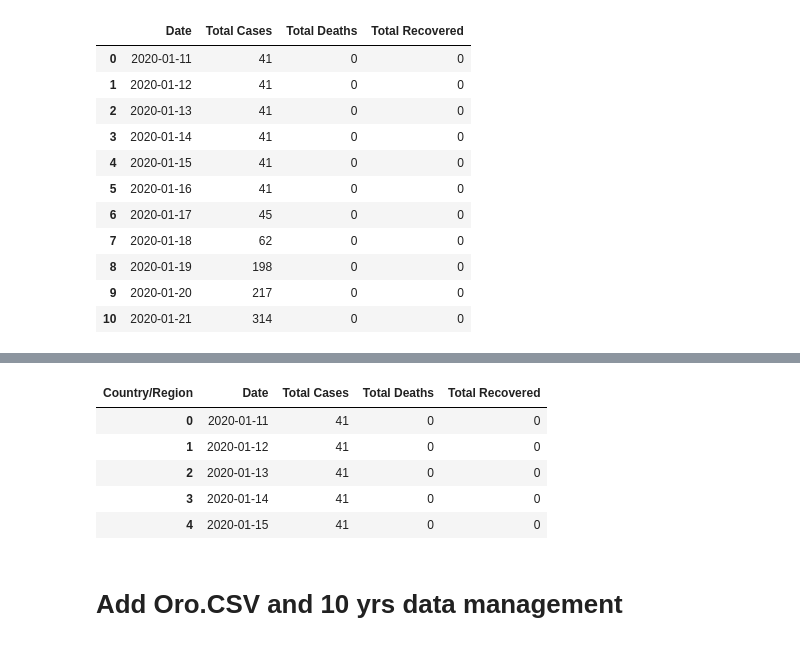
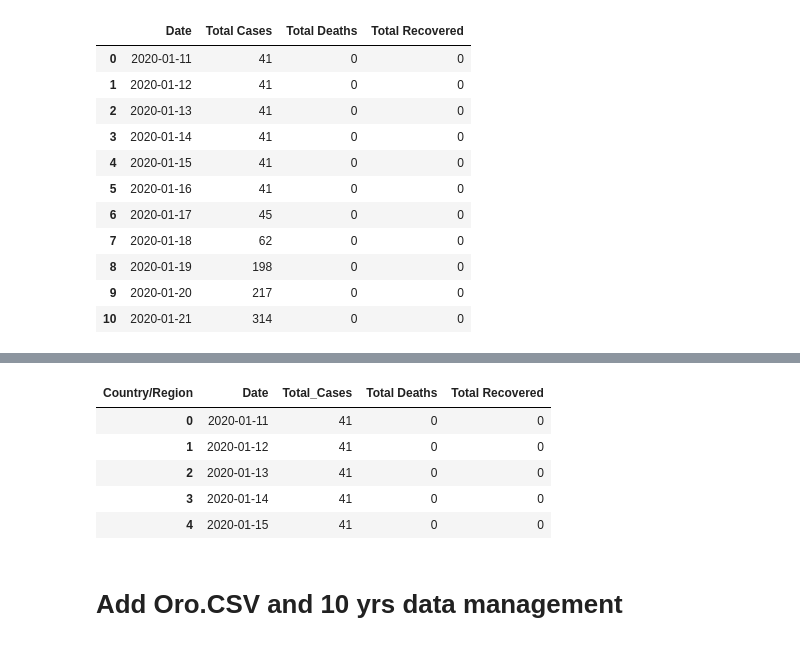
Before and after one commit to Vicente2607/ETL-Project, a Jupyter notebook: ETL_COVID_19_ORO_10_Yrs.ipynb, the cells around one changed output, grey strips where cells are left out. Saved outputs shown, nothing was run; the diff lists cells and outputs as text; code cells hidden in the pictures.

```diff
--- a/ETL_COVID_19_ORO_10_Yrs.ipynb
+++ b/ETL_COVID_19_ORO_10_Yrs.ipynb
@@ -354,13 +354,16 @@ Covid_Cases.head()
-# %%
-Covid_Cases = Covid_Cases_0.append(Covid_Cases)
-Covid_Cases.head()
-# %% [output]
-| Country/Region | Date | Total Cases | Total Deaths | Total Recovered |
-| 0 | 2020-01-11 | 41 | 0 | 0 |
-| 1 | 2020-01-12 | 41 | 0 | 0 |
-| 2 | 2020-01-13 | 41 | 0 | 0 |
-| 3 | 2020-01-14 | 41 | 0 | 0 |
-| 4 | 2020-01-15 | 41 | 0 | 0 |
+# %%
+Covid_Cases = Covid_Cases_0.append(Covid_Cases)
+Covid_Cases = Covid_Cases.rename(columns={'Total Cases': 'Total_Cases'})
+Covid_Cases["Date"]=pd.to_datetime(Covid_Cases["Date"])
+Covid_Cases["Date"] = pd.to_datetime(Covid_Cases["Date"]).dt.strftime("%Y-%m-%d")
+Covid_Cases.head()
+# %% [output]
+| Country/Region | Date | Total_Cases | Total Deaths | Total Recovered |
+| 0 | 2020-01-11 | 41 | 0 | 0 |
+| 1 | 2020-01-12 | 41 | 0 | 0 |
+| 2 | 2020-01-13 | 41 | 0 | 0 |
+| 3 | 2020-01-14 | 41 | 0 | 0 |
+| 4 | 2020-01-15 | 41 | 0 | 0 |
 # %%
 Covid_Cases.to_csv('Covid_Cases.csv', header=True, index=False)
 # %% [markdown]
```
Also changed, not shown: parts of 4 cells of this notebook, 4 other files.
